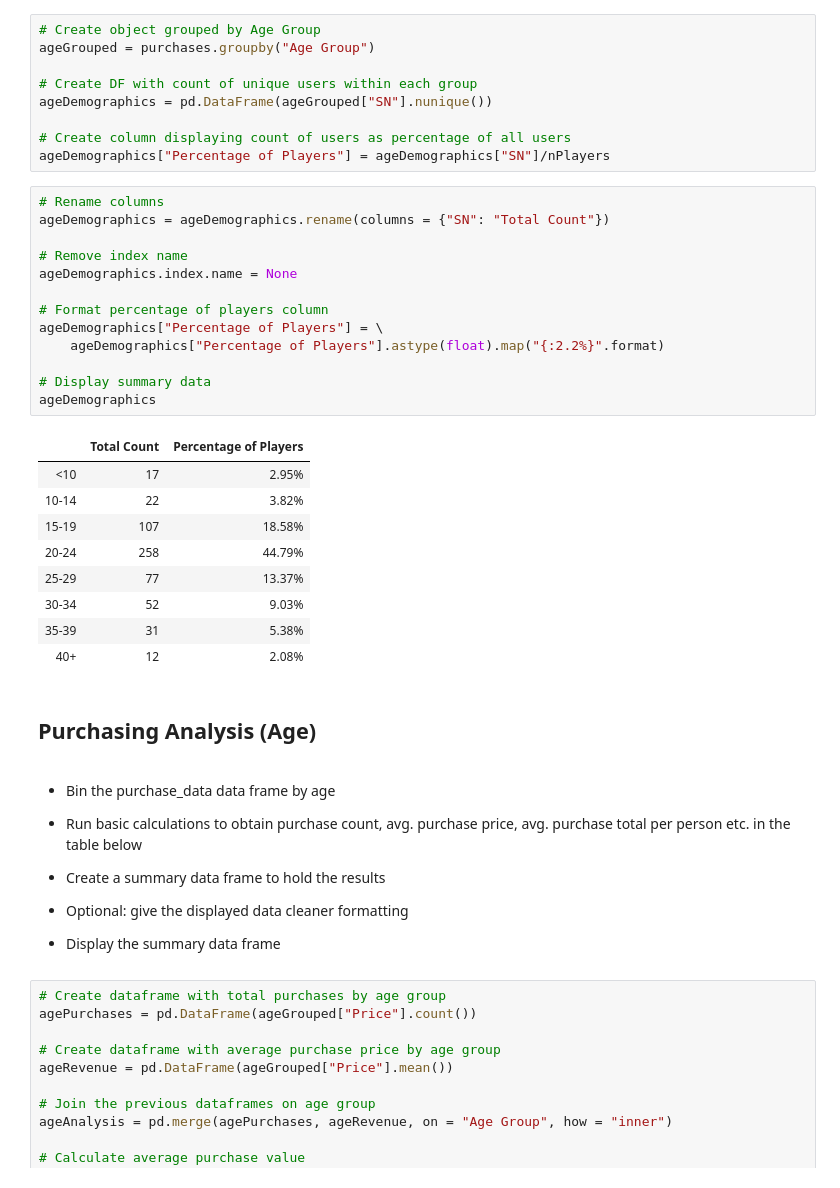
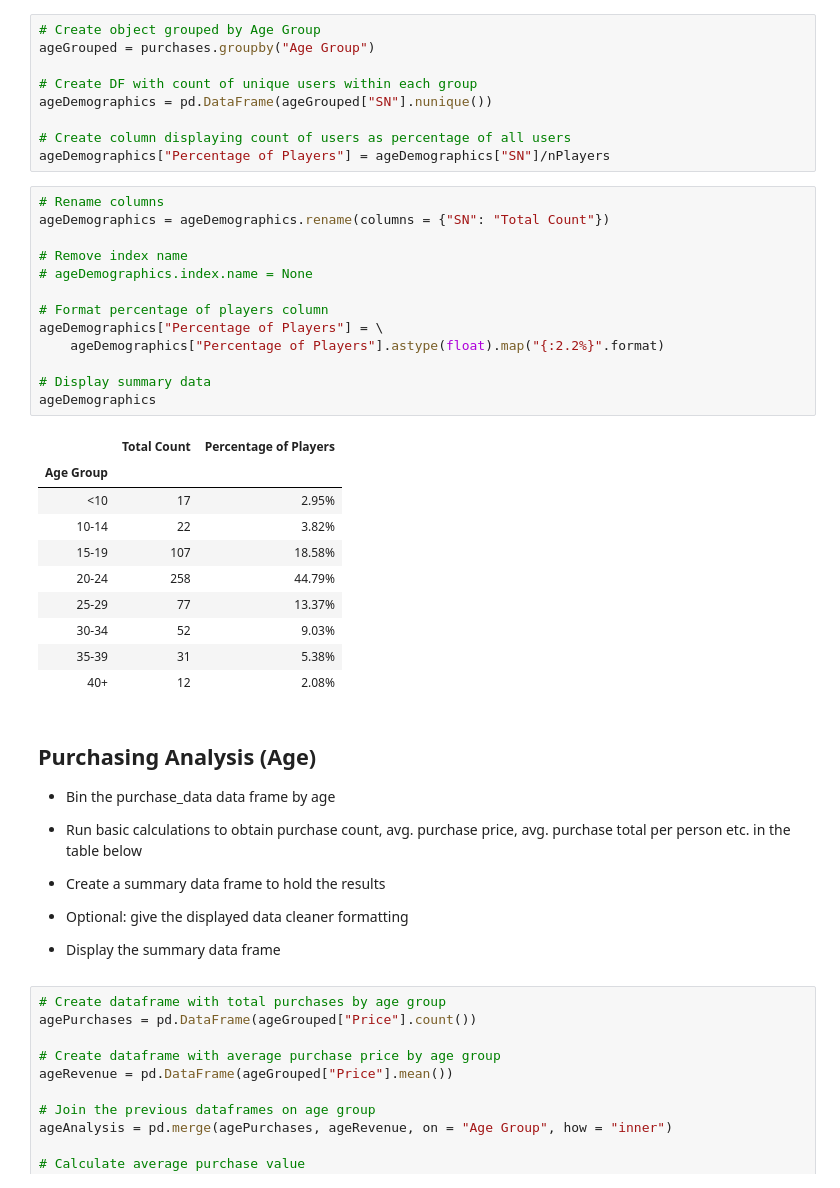
Before and after one commit to speculadora1/pandas-challenge, a Jupyter notebook: HeroesOfPymoli/Analysis.ipynb, the cells around one changed output. Saved outputs shown, nothing was run; the diff lists cells and outputs as text.

```diff
--- a/HeroesOfPymoli/Analysis.ipynb
+++ b/HeroesOfPymoli/Analysis.ipynb
@@ -186,18 +188,19 @@ ageDemographics["Percentage of Players"] = ageDemographics["SN"]/nPlayers
 # %%
 # Rename columns
 ageDemographics = ageDemographics.rename(columns = {"SN": "Total Count"})
 
 # Remove index name
-ageDemographics.index.name = None
+# ageDemographics.index.name = None
 
 # Format percentage of players column
 ageDemographics["Percentage of Players"] = \
     ageDemographics["Percentage of Players"].astype(float).map("{:2.2%}".format)
 
 # Display summary data
 ageDemographics
 # %% [output]
 |  | Total Count | Percentage of Players |
+| Age Group |  |  |
 | <10 | 17 | 2.95% |
 | 10-14 | 22 | 3.82% |
 | 15-19 | 107 | 18.58% |
@@ -206,9 +209,8 @@ ageDemographics
 | 30-34 | 52 | 9.03% |
 | 35-39 | 31 | 5.38% |
 | 40+ | 12 | 2.08% |
-# %% [markdown]
-## Purchasing Analysis (Age)
 # %% [markdown]
+## Purchasing Analysis (Age)
 * Bin the purchase_data data frame by age
 
 * Run basic calculations to obtain purchase count, avg. purchase price, avg. purchase total per person etc. in the table below
```
Also changed, not shown: parts of 11 cells of this notebook.
